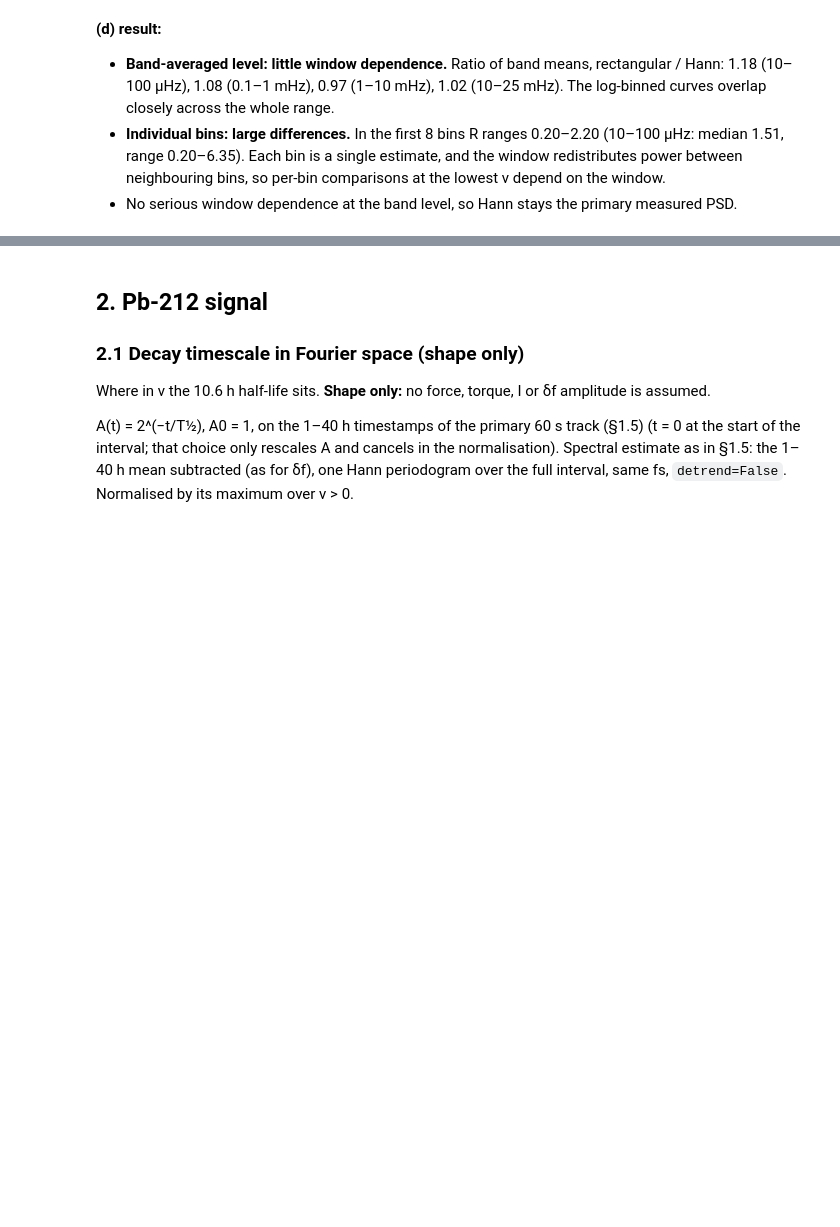
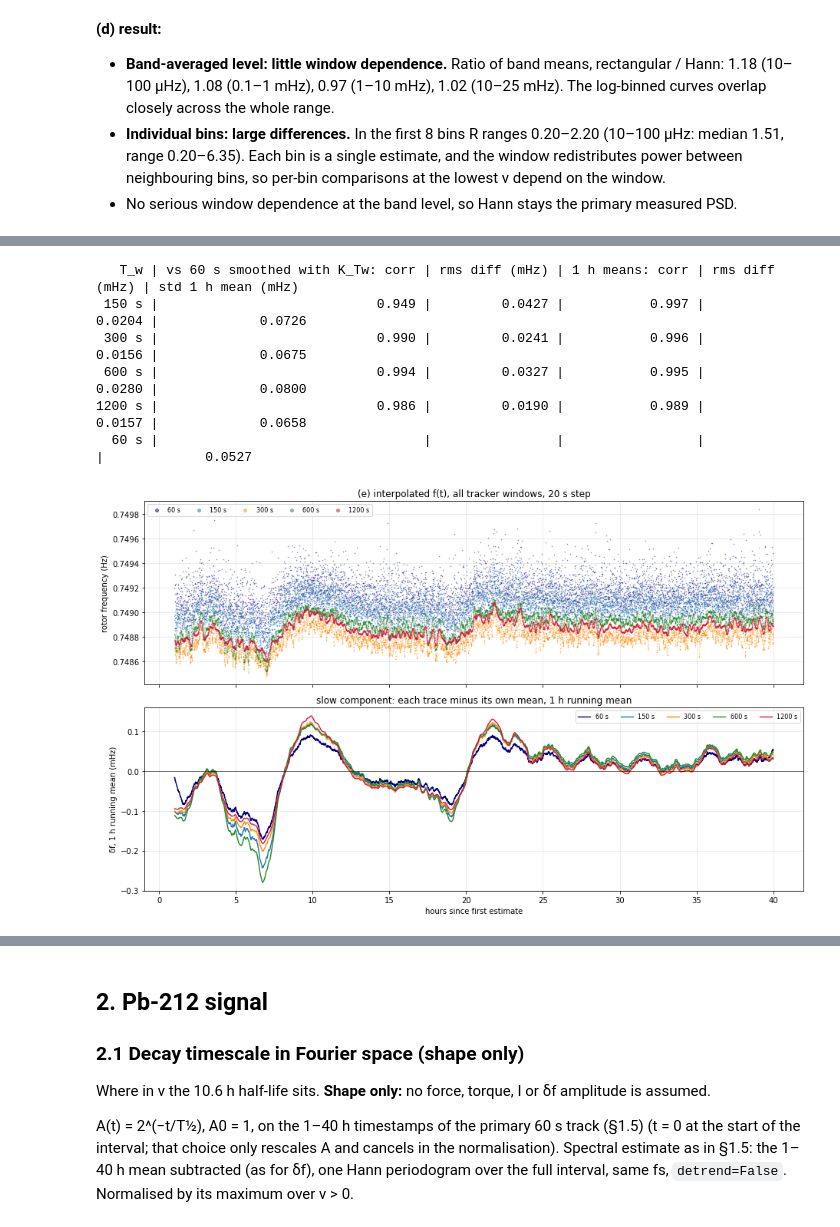
Before and after one commit to Moore-Lab/Decay-Sail, a Jupyter notebook: analysis/noise_budget_20260911.ipynb, the cells around one changed output, grey strips where cells are left out. Cells and saved outputs as stored; diff of their text form; code cells hidden in the pictures; blank space fills up the shorter version.

```diff
--- a/analysis/noise_budget_20260911.ipynb
+++ b/analysis/noise_budget_20260911.ipynb
@@ -998,0 +1012,20 @@ bin |  ν (µHz) |    S_Hann |    S_rect | R = rect/Hann
+# %%
+TW_LIST = (60, 150, 300, 600, 1200)
+STEP_E = 20.0
+TRK_E = {}
+for w in TW_LIST:
+    Tw_, Rw_, Fw_, Sw_ = track_rotor(w, step=STEP_E, guide=True)
+    m = ((Tw_ - T_REF)/3600 >= WIN_H[0]) & ((Tw_ - T_REF)/3600 <= WIN_H[1])
+    TRK_E[w] = dict(t=Tw_[m], raw=Rw_[m], f=Fw_[m], snr=np.median(Sw_[m]), d=Fw_[m] - Fw_[m].mean())
+assert np.array_equal(TRK_E[60]['f'], f_p) and np.array_equal(TRK_E[60]['t'], t_p), '60 s run != primary'
+
+# consistency: the 150 s run (20 s step, guided) vs the original self-tracking 150 s FR (60 s step), shared windows
+c150 = np.isin(np.round(TRK_E[150]['t'], 6), np.round(T[mref], 6))
+print(f'150 s guided vs original FR on {c150.sum()} shared windows: max |diff| = '
+      f'{np.abs(TRK_E[150]["f"][c150] - FR[mref][np.isin(np.round(T[mref], 6), np.round(TRK_E[150]["t"], 6))]).max():.1e} Hz')
+
+print(f"\n{'T_w':>6} | {'FFT-bin spacing 1/(2T_w)':>24} | {'N':>5} | {'mean f (Hz)':>11} | {'std δf (mHz)':>12} | {'median SNR':>10}")
+for w in TW_LIST:
+    e = TRK_E[w]
+    print(f'{w:4d} s | {1/(2*w)*1e3:20.3f} mHz | {len(e["f"]):5d} | {e["f"].mean():11.6f} | {e["d"].std()*1e3:12.4f} | {e["snr"]:10.0f}')
+print('(FFT-bin spacing is the raw-bin quantisation step, not the uncertainty of the interpolated estimate.)')
@@ -998,0 +1042,60 @@ bin |  ν (µHz) |    S_Hann |    S_rect | R = rect/Hann
+# %%
+def phase_kernel(win, dt):
+    """Weight of the instantaneous frequency in a Hann-windowed FFT-peak estimate (small-FM limit),
+    sampled every dt over [-win/2, win/2]; normalised to sum 1."""
+    s = np.linspace(-win/2, win/2, 4001); wv = np.cos(np.pi*s/win)**2
+    G = np.cumsum((wv*s)[::-1])[::-1]*(s[1] - s[0])        # ∫_s^{T/2} w(u) u du for s >= 0 (mirrors for s < 0)
+    Kf = np.interp(np.abs(s), s[s >= 0], G[s >= 0])
+    tk = np.arange(-win/2, win/2 + dt/2, dt)
+    K = np.interp(tk, s, Kf); return K/K.sum()
+
+t60, d60 = TRK_E[60]['t'], TRK_E[60]['d']
+N_SLOW = int(round(3600/STEP_E))                          # 1 h running mean = "slow component"
+slow60 = uniform_filter1d(d60, N_SLOW, mode='nearest')
+print(f"{'T_w':>6} | {'vs 60 s smoothed with K_Tw: corr':>32} | {'rms diff (mHz)':>14} | {'1 h means: corr':>15} | {'rms diff (mHz)':>14} | {'std 1 h mean (mHz)':>18}")
+CMP_E = {}
+for w in TW_LIST[1:]:
+    e = TRK_E[w]
+    dw = np.interp(t60, e['t'], e['d'])                     # T_w trace on the 60 s timestamps
+    ok = (t60 >= e['t'][0]) & (t60 <= e['t'][-1])
+    sm60 = np.convolve(d60, phase_kernel(w, STEP_E), mode='same')
+    edge = int(w/STEP_E)                                    # drop convolution edges
+    ok &= (np.arange(len(t60)) >= edge) & (np.arange(len(t60)) < len(t60) - edge)
+    a, b = dw[ok] - dw[ok].mean(), sm60[ok] - sm60[ok].mean()
+    sw = uniform_filter1d(dw, N_SLOW, mode='nearest')
+    CMP_E[w] = dict(dw=dw, sm60=sm60, ok=ok, slow=sw)
+    print(f'{w:4d} s | {np.corrcoef(a, b)[0, 1]:32.3f} | {np.sqrt(np.mean((a - b)**2))*1e3:14.4f} | '
+          f'{np.corrcoef(sw[ok], slow60[ok])[0, 1]:15.3f} | {np.sqrt(np.mean((sw[ok] - slow60[ok])**2))*1e3:14.4f} | {sw[ok].std()*1e3:18.4f}')
+print(f'{"60 s":>6} | {"":>32} | {"":>14} | {"":>15} | {"":>14} | {slow60.std()*1e3:18.4f}')
+
+cols = dict(zip(TW_LIST, ('navy', 'tab:blue', 'darkorange', 'forestgreen', 'crimson')))
+hh = (t60 - T_REF)/3600
+fig, ax = plt.subplots(2, 1, figsize=(13, 8), sharex=True)
+for w in TW_LIST:
+    e = TRK_E[w]
+    ax[0].plot((e['t'] - T_REF)/3600, e['f'], '.', ms=1, color=cols[w], alpha=0.5, label=f'{w} s')
+    ax[1].plot(hh, uniform_filter1d(np.interp(t60, e['t'], e['d']), N_SLOW, mode='nearest')*1e3, color=cols[w], lw=1.4, label=f'{w} s')
+ax[0].set_ylabel('rotor frequency (Hz)'); ax[0].legend(markerscale=8, fontsize=8, ncol=5)
+ax[0].set_title('(e) interpolated f(t), all tracker windows, 20 s step')
+ax[1].axhline(0, color='k', lw=0.5); ax[1].set_ylabel('δf, 1 h running mean (mHz)'); ax[1].legend(fontsize=8, ncol=5)
+ax[1].set_xlabel('hours since first estimate'); ax[1].set_title('slow component: each trace minus its own mean, 1 h running mean')
+for a in ax: a.grid(alpha=.3)
+plt.tight_layout(); plt.show()
+
+fig, ax = plt.subplots(len(TW_LIST) - 1, 1, figsize=(13, 11), sharex=True)
+for a, w in zip(ax, TW_LIST[1:]):
+    c = CMP_E[w]
+    a.plot(hh[c['ok']], c['sm60'][c['ok']]*1e3, color='navy', lw=0.8, label=f'60 s trace ⊛ K$_{{{w}\\,s}}$')
+    a.plot(hh[c['ok']], c['dw'][c['ok']]*1e3, color=cols[w], lw=0.8, alpha=0.8, label=f'{w} s tracker')
+    a.set_ylabel('δf (mHz)'); a.legend(fontsize=8, loc='upper right'); a.grid(alpha=.3)
+ax[0].set_title('(e) each longer tracker vs the 60 s trace smoothed with that tracker\'s own phase kernel')
+ax[-1].set_xlabel('hours since first estimate')
+plt.tight_layout(); plt.show()
+# %% [output]
+   T_w | vs 60 s smoothed with K_Tw: corr | rms diff (mHz) | 1 h means: corr | rms diff (mHz) | std 1 h mean (mHz)
+ 150 s |                            0.949 |         0.0427 |           0.997 |         0.0204 |             0.0726
+ 300 s |                            0.990 |         0.0241 |           0.996 |         0.0156 |             0.0675
+ 600 s |                            0.994 |         0.0327 |           0.995 |         0.0280 |             0.0800
+1200 s |                            0.986 |         0.0190 |           0.989 |         0.0157 |             0.0658
+  60 s |                                  |                |                 |                |             0.0527
+[figure, added]
```
Also changed, not shown: parts of 18 cells of this notebook.
